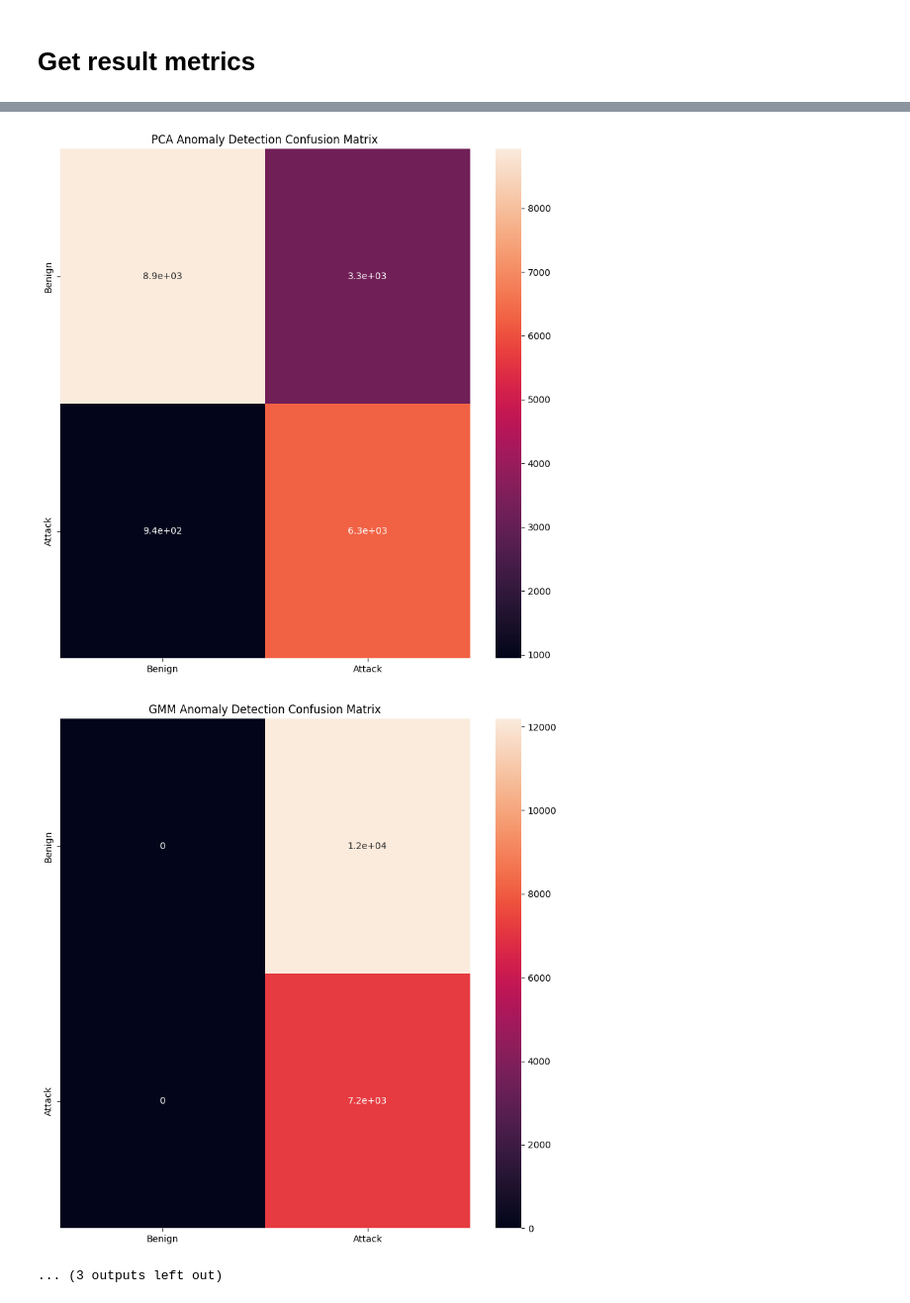
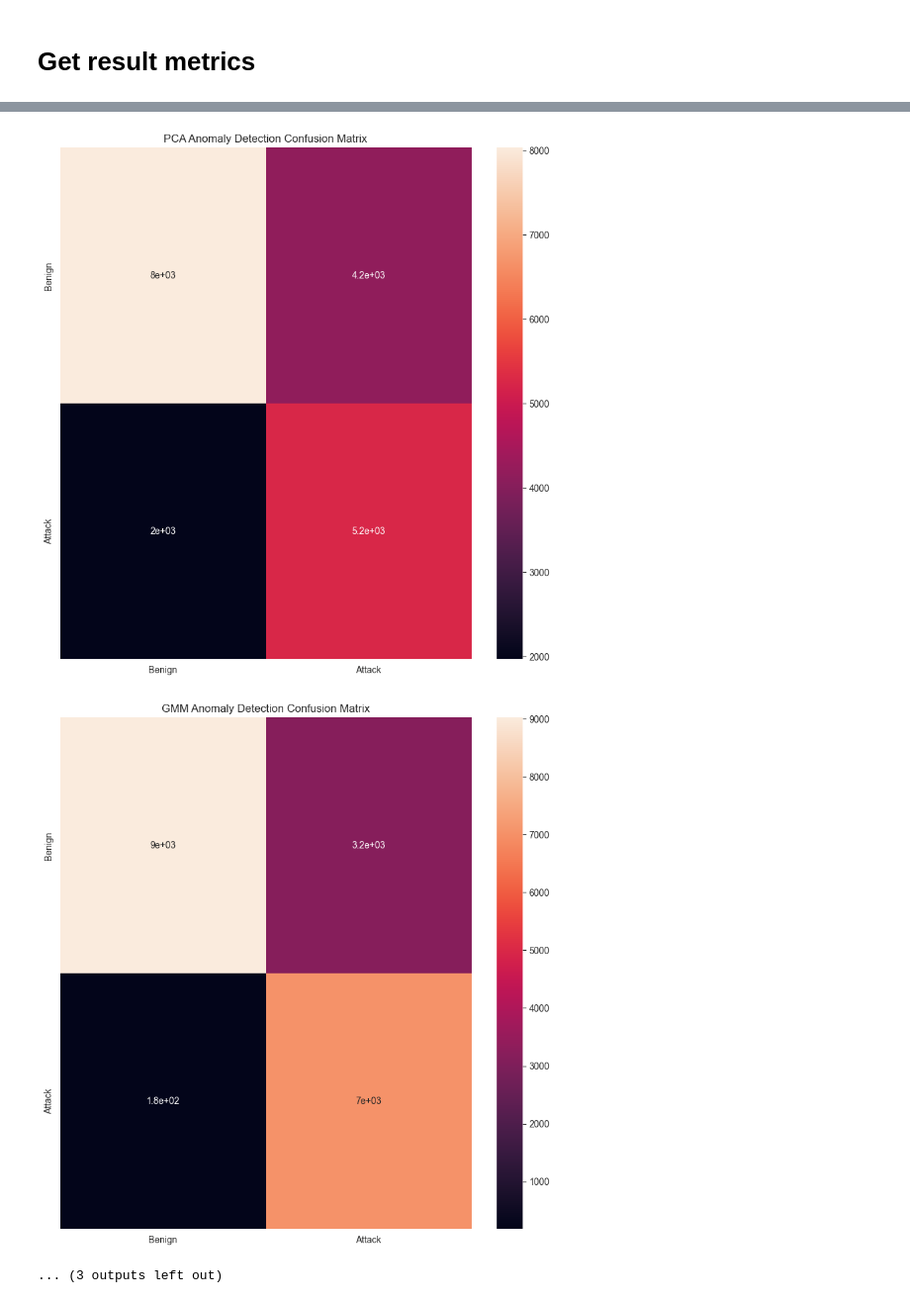
Before and after one commit to FGRCL/scada-intrusion-detection, a Jupyter notebook: results.ipynb, the cells around one changed output, grey strips where cells are left out. Shown at 99% size. Cells and saved outputs as stored; diff of their text form; code cells hidden in the pictures.

Commit message:
Fix a bug with the anomaly detection methods

```diff
--- a/results.ipynb
+++ b/results.ipynb
@@ -32,7 +32,7 @@ for model_name in file_names:
 # %%
 model_names = [
     'Random Forest Classifier',
-    'K-mean Anomaly Detection',
+    'K-means Anomaly Detection',
     'PCA Anomaly Detection',
     'GMM Anomaly Detection',
     'SVM Classifier',
@@ -41,14 +41,14 @@ model_names = [
 ]
 
 for model, name in zip(models, model_names):
-    confusion, f_score, accuracy = model.get_metrics()
+    confusion, f_score, accuracy, precision, recall = model.get_metrics()
     confusion_matrix = DataFrame(confusion, index=['Benign', 'Attack'], columns=['Benign', 'Attack'])
-    scores = DataFrame([f_score, accuracy], index=['F1-Score', 'Accuracy'], columns=[f'{name} Scores'])
+    scores = DataFrame([accuracy, precision, recall, f_score], index=['Accuracy', 'Precision', 'Recall', 'F1-Score'], columns=[f'{name} Scores'])
 
     plt.figure(figsize=(10,10))
     plt.title(f'{name} Confusion Matrix')
     heatmap(confusion_matrix, annot=True)
-    plt.savefig(f'./out/figures/{name} confusion matrix.png')
+    #plt.savefig(f'./out/figures/{name} confusion matrix.png')
 
     display(scores)
 # %% [output]
@@ -95,3 +109,3 @@ for model, name in zip(models, model_names):
-[figure, old version]
+[figure, new version]
-[figure, old version]
+[figure, new version]
 ... (3 outputs left out)
```
Also changed, not shown: parts of 1 cell of this notebook, 14 other files.
